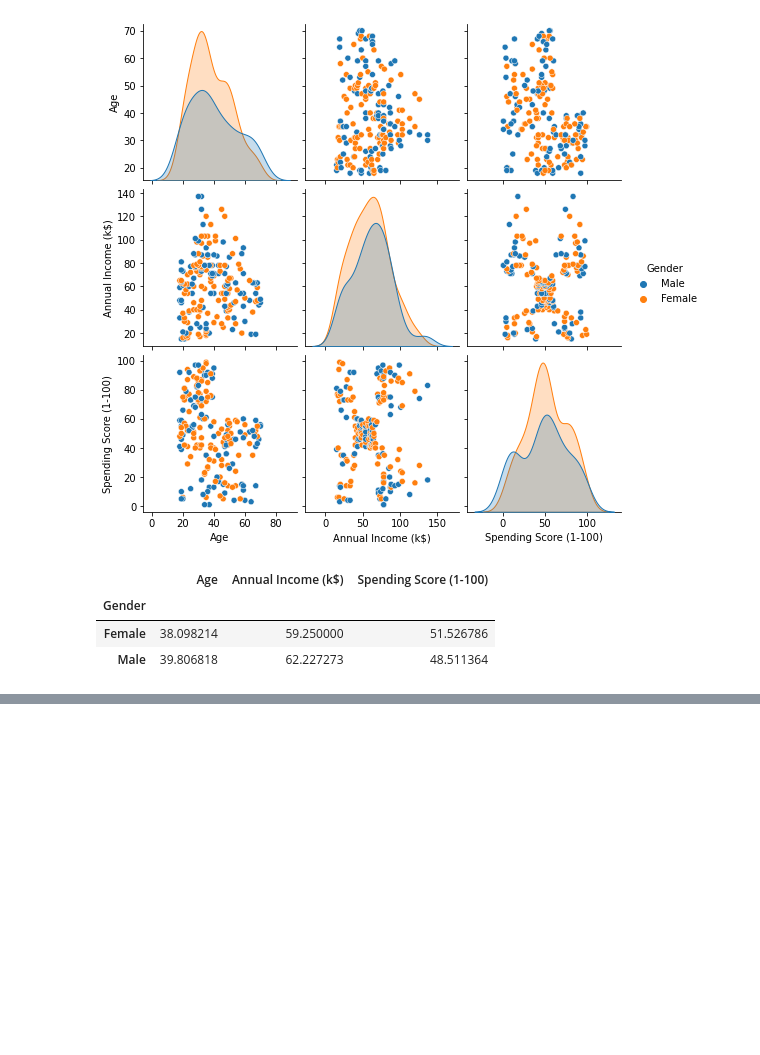
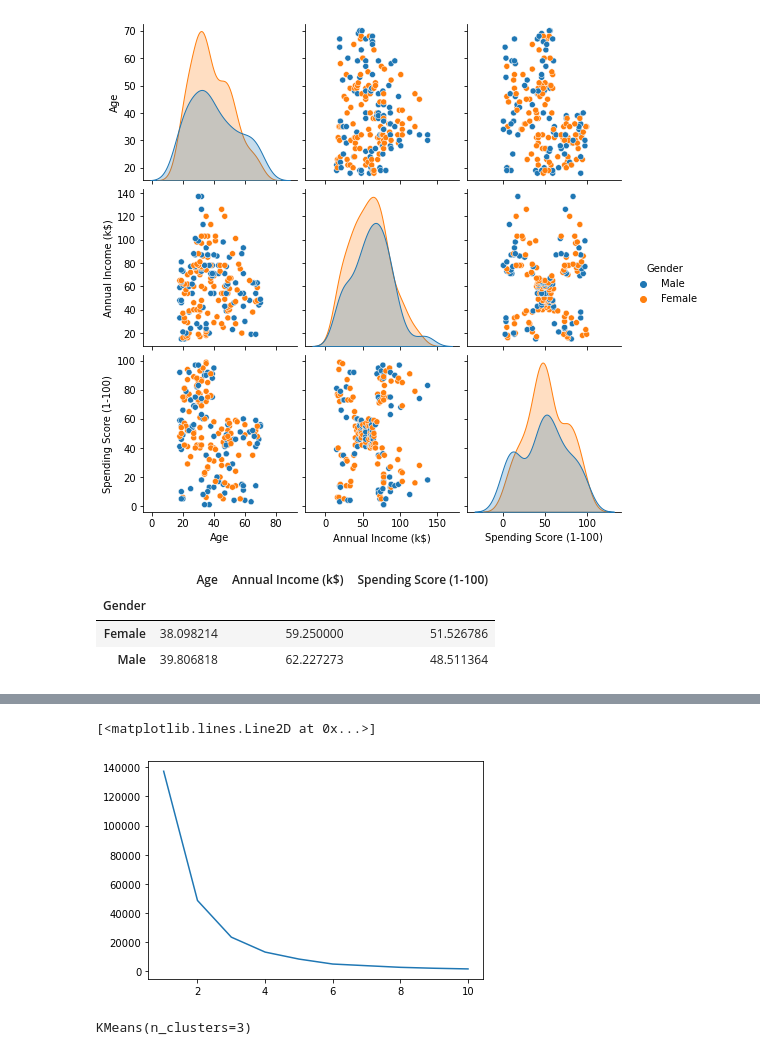
Before and after one commit to drigger091/Customer_segmentation-with-python, a Jupyter notebook: main.ipynb, the cells around one changed output, grey strips where cells are left out. Cells and saved outputs as stored; diff of their text form; code cells hidden in the pictures; blank space fills up the shorter version.

```diff
--- a/main.ipynb
+++ b/main.ipynb
@@ -157,0 +180,8 @@ df1.groupby(["Gender"])[ 'Age', 'Annual Income (k$)',
+# %%
+inertia_Scores = []
+
+
+for i in range(1,11):
+    kmeans = KMeans(n_clusters=i)
+    kmeans.fit(df[['Annual Income (k$)']])
+    inertia_Scores.append( kmeans.inertia_)
@@ -157,0 +201,8 @@ df1.groupby(["Gender"])[ 'Age', 'Annual Income (k$)',
+# %%
+#plotting the scores with the range
+
+#use of the elbow method
+plt.plot(range(1,11),inertia_Scores)
+# %% [output]
+[<matplotlib.lines.Line2D at 0x...>]
+[figure, added]
@@ -157,0 +211,8 @@ df1.groupby(["Gender"])[ 'Age', 'Annual Income (k$)',
+# %%
+# implementing the KMEANS algo with n_clusters = 3
+
+clustering1 = KMeans(n_clusters=3)
+
+clustering1.fit(df[['Annual Income (k$)']])
+# %% [output]
+KMeans(n_clusters=3)
```
Also changed, not shown: parts of 12 cells of this notebook.
